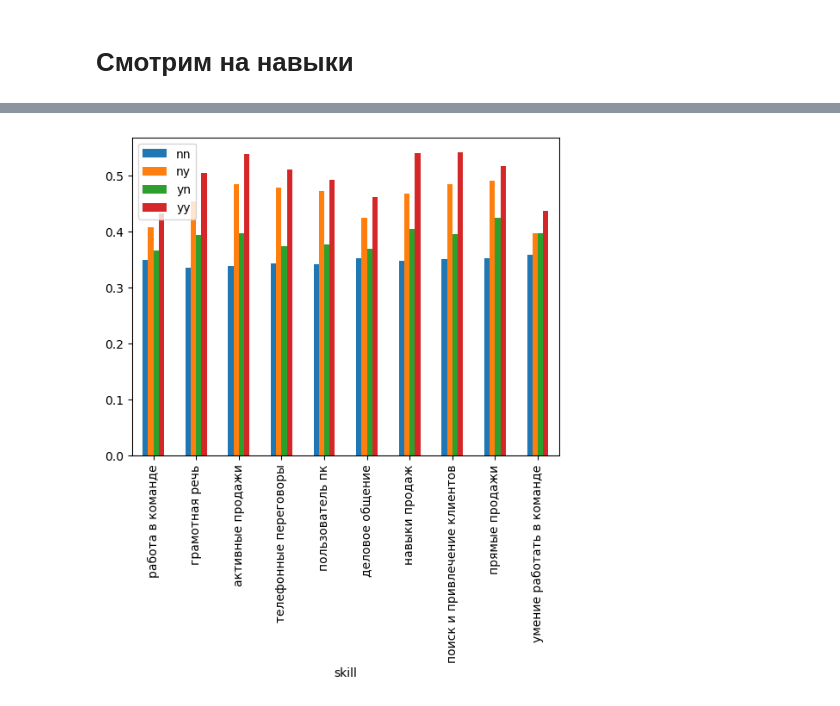
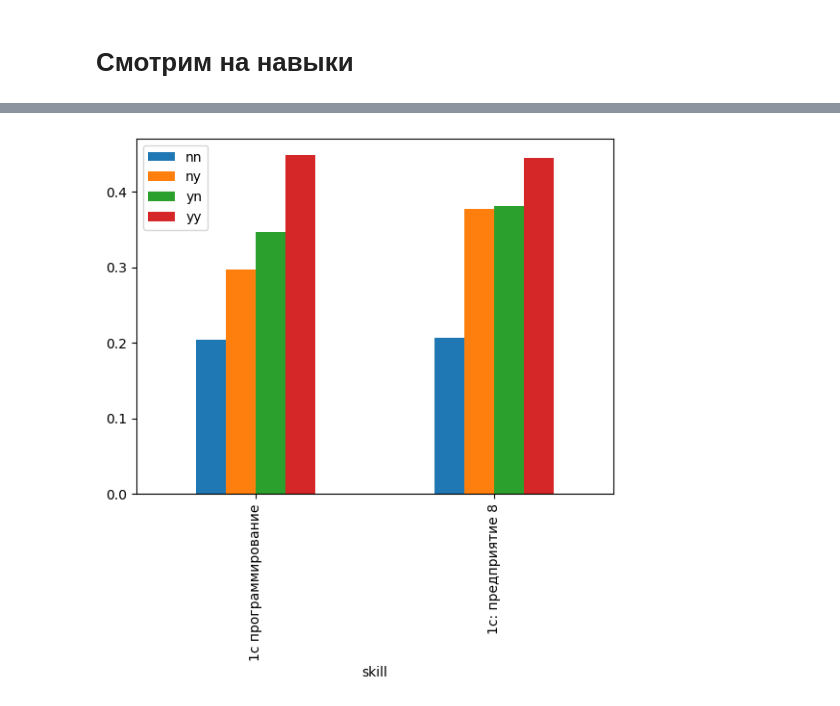
Before and after one commit to Arseniysafonov1/dano, a Jupyter notebook: First.ipynb, the cells around one changed output, grey strips where cells are left out. Cells and saved outputs as stored; diff of their text form; code cells hidden in the pictures.

```diff
--- a/First.ipynb
+++ b/First.ipynb
@@ -794,6 +794,6 @@ def show_skills(cat, ans_len=20, min_per=2, min_group=0.05):
     print(ans_len, "самых значимых скиллов:", ";\n".join(curr_skills_df.head(ans_len).index))
     return res
 # %%
-it_skills = show_skills(management)
+it_skills = show_skills(['Программист, разработчик'])
 it_skills
 # %% [output]
@@ -827,23 +818,23 @@ it_skills
 # %%
 def show_skills_scenaries(cat, skills):
     curr = skills_df[skills_df.profession.map(lambda x: x in cat)]
     nn = [0 for i in skills]
     ny = [0 for i in skills]
     yn = [0 for i in skills]
     yy = [0 for i in skills]
     for i in range(len(skills)):
         temp = skills[i]
         _q = curr.vacancy_skills_list.map(lambda x: temp in x)
         q_ = curr.resume_skills_list.map(lambda x: temp in x)
         nn[i] = curr[(~q_)&(~_q)].final.mean()
         ny[i] = curr[(~q_)&(_q)].final.mean()
         yn[i] = curr[(q_)&(~_q)].final.mean()
         yy[i] = curr[(q_)&(_q)].final.mean()
     res_df = pd.DataFrame(data={'skill':skills, 'nn':nn,'ny':ny,'yn':yn,'yy':yy})
     res_df.plot.bar(x='skill')
-show_skills_scenaries(management, it_skills)
+show_skills_scenaries(['Программист, разработчик'], it_skills)
 # %% [output]
-[figure, old version]
+[figure, new version]
 # %%
 def check_skills(cat, skills):
     curr = skills_df.copy()
```
Also changed, not shown: parts of 12 cells of this notebook.
